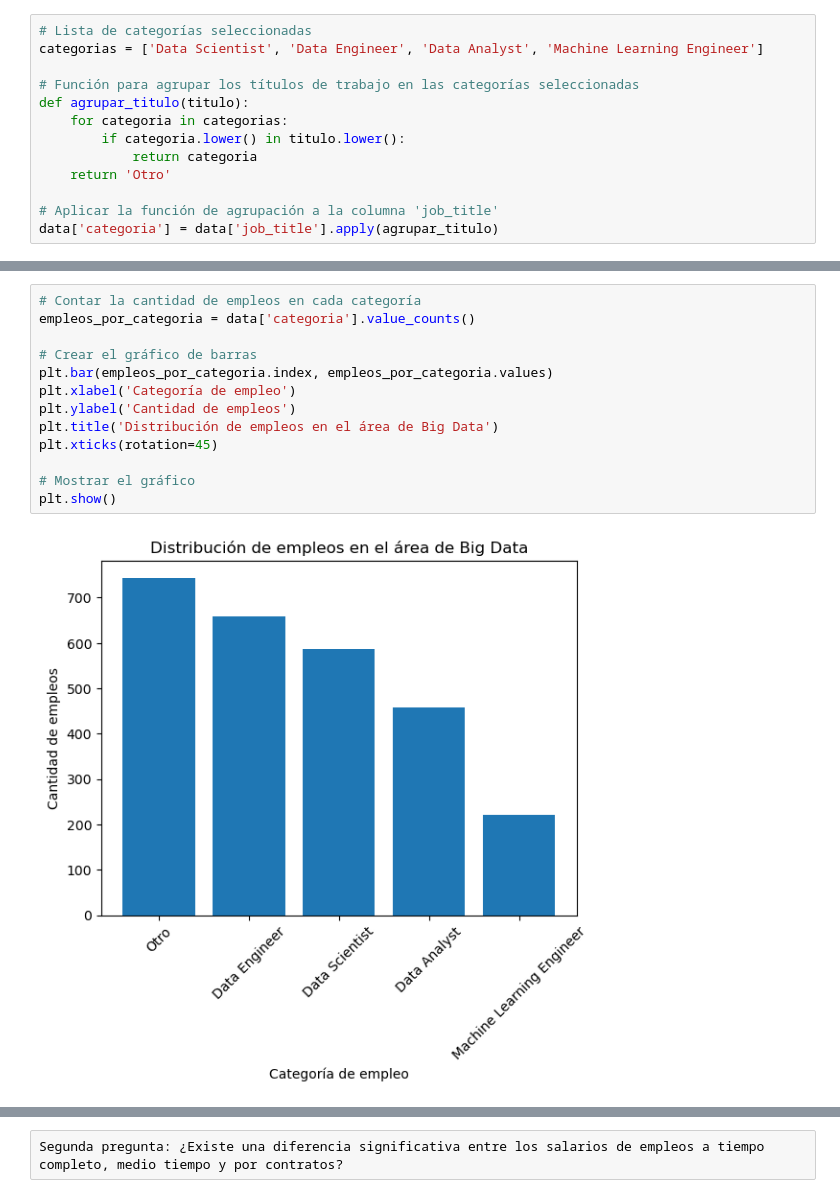
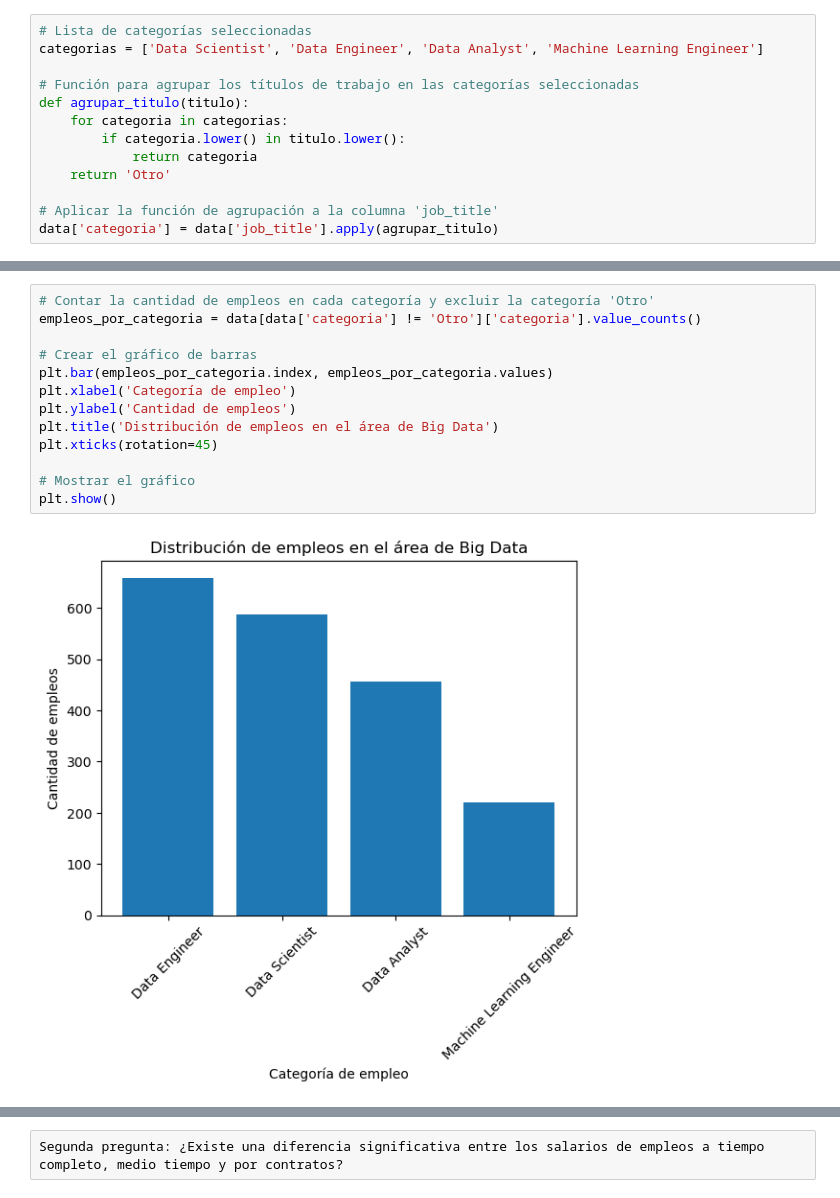
Before and after one commit to JuanMCP/proyecto-portafolio, a Jupyter notebook: data/Data Science Salary/2023_Analisis_Inicial.ipynb, the cells around one changed output, grey strips where cells are left out. Drawn from its saved outputs; the diff is of its cells as text.

```diff
--- a/data/Data Science Salary/2023_Analisis_Inicial.ipynb
+++ b/data/Data Science Salary/2023_Analisis_Inicial.ipynb
@@ -156,15 +155,15 @@ plt.show()
-# %%
-# Contar la cantidad de empleos en cada categoría
-empleos_por_categoria = data['categoria'].value_counts()
-
-# Crear el gráfico de barras
-plt.bar(empleos_por_categoria.index, empleos_por_categoria.values)
-plt.xlabel('Categoría de empleo')
-plt.ylabel('Cantidad de empleos')
-plt.title('Distribución de empleos en el área de Big Data')
-plt.xticks(rotation=45)
-
-# Mostrar el gráfico
-plt.show()
-# %% [output]
-[figure, removed]
+# %%
+# Contar la cantidad de empleos en cada categoría y excluir la categoría 'Otro'
+empleos_por_categoria = data[data['categoria'] != 'Otro']['categoria'].value_counts()
+
+# Crear el gráfico de barras
+plt.bar(empleos_por_categoria.index, empleos_por_categoria.values)
+plt.xlabel('Categoría de empleo')
+plt.ylabel('Cantidad de empleos')
+plt.title('Distribución de empleos en el área de Big Data')
+plt.xticks(rotation=45)
+
+# Mostrar el gráfico
+plt.show()
+# %% [output]
+[figure, added]
```
Also changed, not shown: parts of 8 cells of this notebook.
